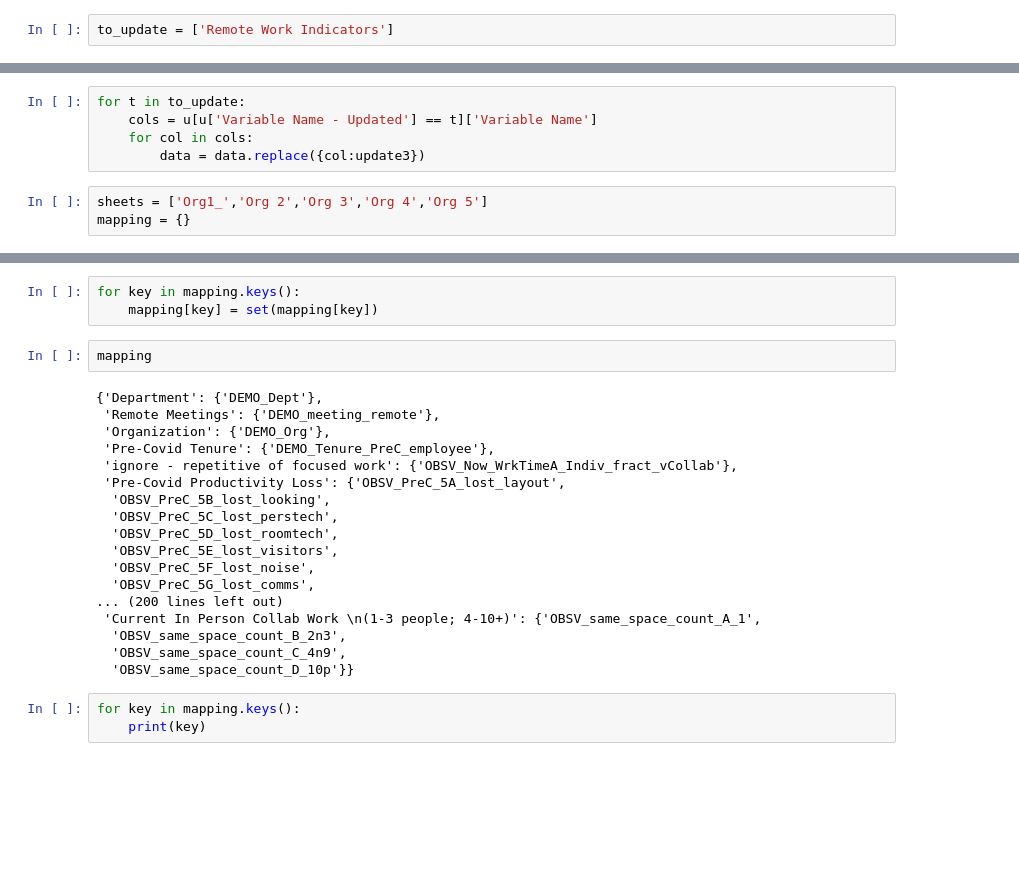
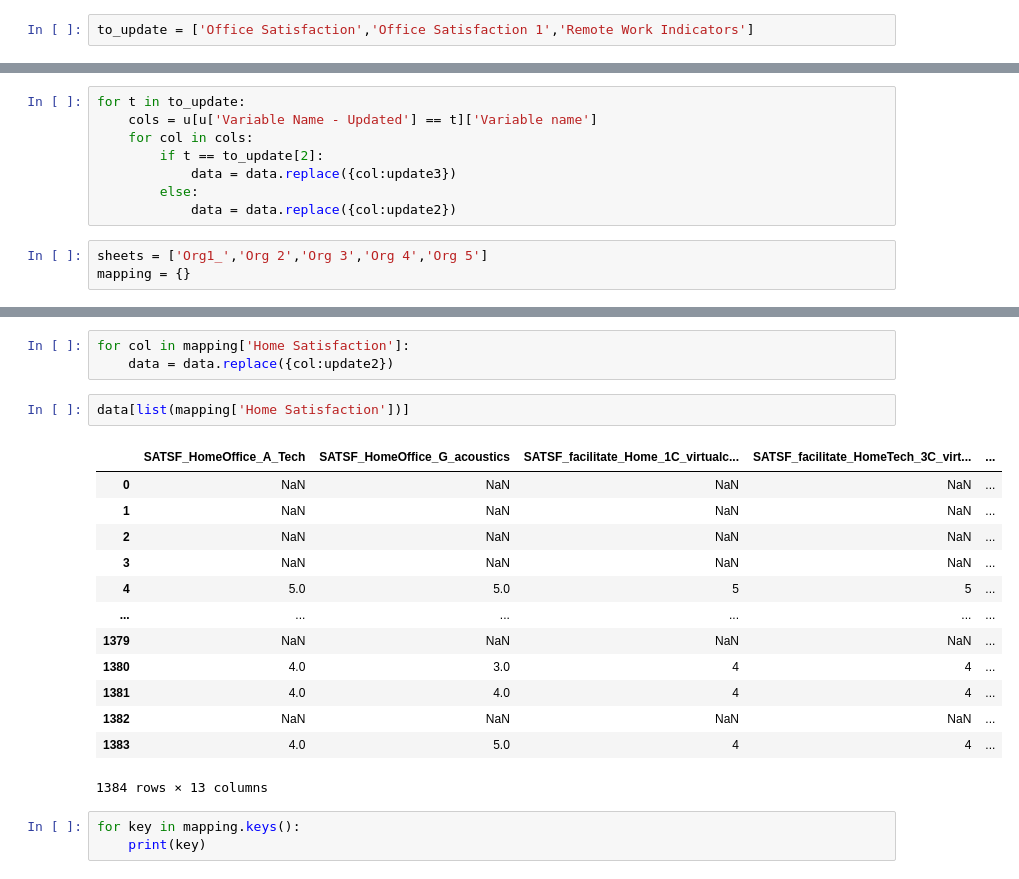
Before and after one commit to Anway-Agte/Wharton-Competition-, a Jupyter notebook: reshape-data.ipynb, the cells around one changed output, grey strips where cells are left out. Saved outputs shown, nothing was run; the diff lists cells and outputs as text; blank space fills up the shorter version.

```diff
--- a/reshape-data.ipynb
+++ b/reshape-data.ipynb
@@ -140,7 +140,7 @@ array(['Organization', 'Remote Meetings', 'Department',
        'WFH Preference Rate', 'Work Location Deciding Factors',
        'Workplace Preference', nan, 2, 16], dtype=object)
 # %%
-to_update = ['Remote Work Indicators']
+to_update = ['Office Satisfaction','Office Satisfaction 1','Remote Work Indicators']
 # %%
 u.columns
 # %% [output]
@@ -149,9 +149,12 @@ Index(['Variable Type', 'Variable Name - Updated', 'Variable Name', 'Category',
       dtype='object')
 # %%
 for t in to_update:
-    cols = u[u['Variable Name - Updated'] == t]['Variable Name']
+    cols = u[u['Variable Name - Updated'] == t]['Variable name']
     for col in cols:
-        data = data.replace({col:update3})
+        if t == to_update[2]:
+            data = data.replace({col:update3})
+        else:
+            data = data.replace({col:update2})
 # %%
 sheets = ['Org1_','Org 2','Org 3','Org 4','Org 5']
 mapping = {}
@@ -193,26 +178,22 @@ Recommendations Questions  hehe  ['PREF_features_C_concentration', 'PREF_feature
-# %%
-for key in mapping.keys():
-    mapping[key] = set(mapping[key])
-# %%
-mapping
-# %% [output]
-{'Department': {'DEMO_Dept'},
- 'Remote Meetings': {'DEMO_meeting_remote'},
- 'Organization': {'DEMO_Org'},
- 'Pre-Covid Tenure': {'DEMO_Tenure_PreC_employee'},
- 'ignore - repetitive of focused work': {'OBSV_Now_WrkTimeA_Indiv_fract_vCollab'},
- 'Pre-Covid Productivity Loss': {'OBSV_PreC_5A_lost_layout',
-  'OBSV_PreC_5B_lost_looking',
-  'OBSV_PreC_5C_lost_perstech',
-  'OBSV_PreC_5D_lost_roomtech',
-  'OBSV_PreC_5E_lost_visitors',
-  'OBSV_PreC_5F_lost_noise',
-  'OBSV_PreC_5G_lost_comms',
-... (200 lines left out)
- 'Current In Person Collab Work \n(1-3 people; 4-10+)': {'OBSV_same_space_count_A_1',
-  'OBSV_same_space_count_B_2n3',
-  'OBSV_same_space_count_C_4n9',
-  'OBSV_same_space_count_D_10p'}}
+# %%
+for col in mapping['Home Satisfaction']:
+    data = data.replace({col:update2})
+# %%
+data[list(mapping['Home Satisfaction'])]
+# %% [output]
+|  | SATSF_HomeOffice_A_Tech | SATSF_HomeOffice_G_acoustics | SATSF_facilitate_Home_1C_virtualc... | SATSF_facilitate_HomeTech_3C_virt... | ... |
+| 0 | NaN | NaN | NaN | NaN | ... |
+| 1 | NaN | NaN | NaN | NaN | ... |
+| 2 | NaN | NaN | NaN | NaN | ... |
+| 3 | NaN | NaN | NaN | NaN | ... |
+| 4 | 5.0 | 5.0 | 5 | 5 | ... |
+| ... | ... | ... | ... | ... | ... |
+| 1379 | NaN | NaN | NaN | NaN | ... |
+| 1380 | 4.0 | 3.0 | 4 | 4 | ... |
+| 1381 | 4.0 | 4.0 | 4 | 4 | ... |
+| 1382 | NaN | NaN | NaN | NaN | ... |
+| 1383 | 4.0 | 5.0 | 4 | 4 | ... |
+1384 rows × 13 columns
 # %%
 for key in mapping.keys():
     print(key)
```
Also changed, not shown: parts of 6 cells of this notebook, 1 other file.
